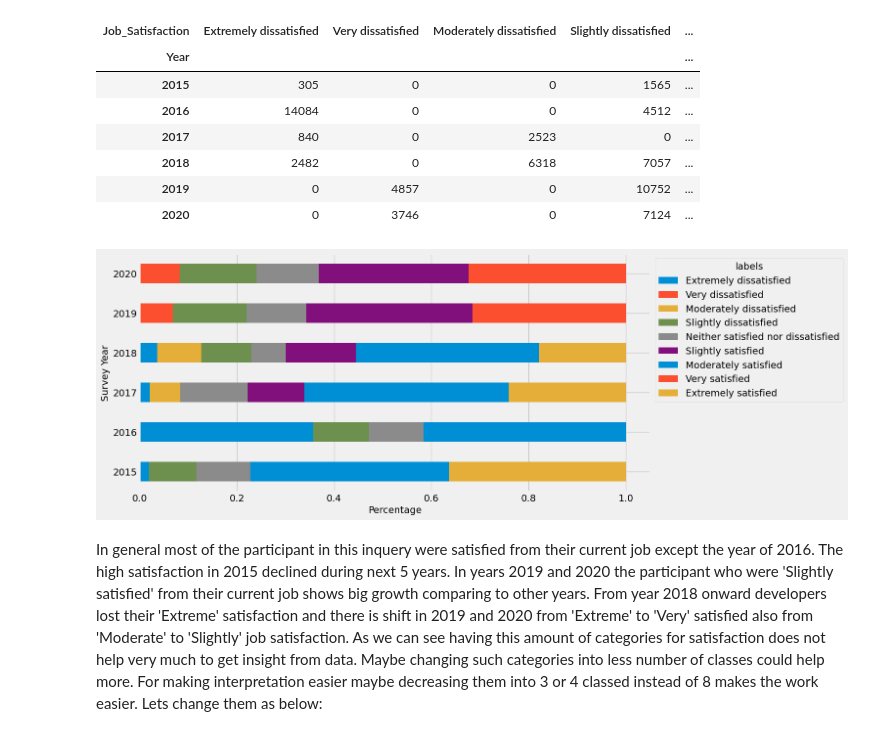
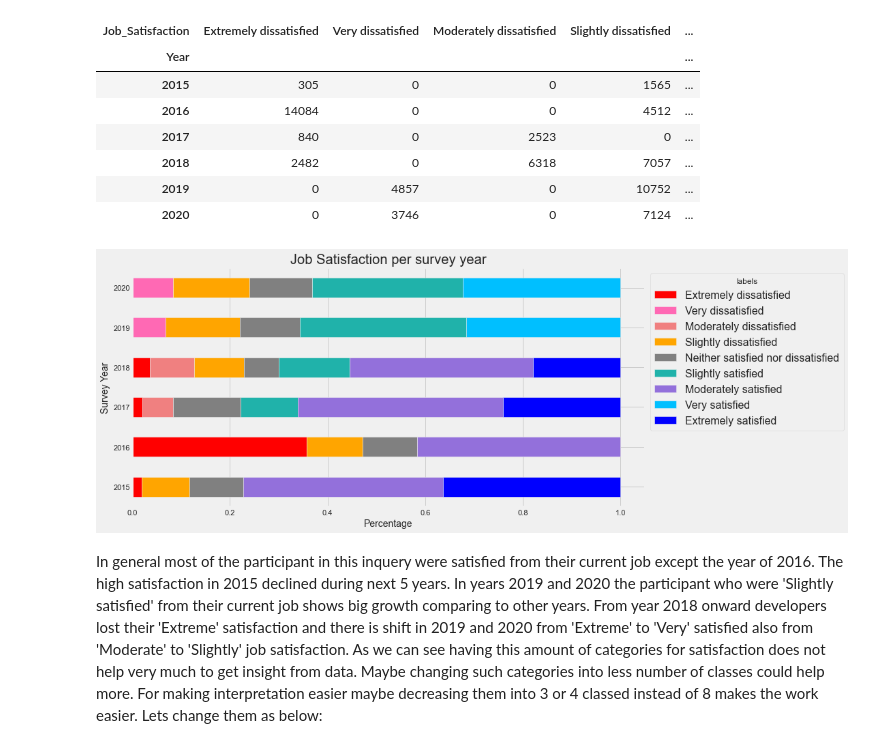
Before and after one commit to alirezakfz/project_stackoverflow, a Jupyter notebook: Data_Visualization.ipynb, the cells around one changed output. Saved outputs shown, nothing was run; the diff lists cells and outputs as text; code cells hidden in the pictures.

```diff
--- a/Data_Visualization.ipynb
+++ b/Data_Visualization.ipynb
@@ -30,0 +40,26 @@ df_all.head()
+# %%
+sns.set_theme(style="whitegrid")
+
+# Initialize the matplotlib figure
+f, ax = plt.subplots(figsize=(8, 6))
+
+
+sns.barplot(x="Percent", y="index", data=df_temp, label="Total", color="b",  palette="deep")
+
+#ax.legend(title='Demographic', loc='upper right', bbox_to_anchor=(1.0, 1),fontsize=14)
+#ax.set(ylabel="", xlabel="Percentage of total participants")
+#sns.despine(left=True, bottom=True)
+plt.rcParams['font.size'] = '16'
+
+plt.xticks(fontsize=12)
+plt.yticks(fontsize=14)
+plt.xlabel(xlabel="Percentage of total participants", size=16)
+plt.ylabel('')
+
+for p in ax.patches:
+    width = p.get_width()    # get bar length
+    ax.text(width + 1,       # set the text at 1 unit right of the bar
+            p.get_y() + p.get_height() / 2, # get Y coordinate + X coordinate / 2
+            '{:1.2f}%'.format(width), # set variable to display, 2 decimals
+            ha = 'left',   # horizontal alignment
+            va = 'center')  # vertical alignment
@@ -75,18 +112,21 @@ df_temp = df_temp.div(df_temp.sum(axis=1), axis=0)
 # %%
 # plt.style.use('Solarize_Light2')
 plt.style.use('fivethirtyeight')
 
+colors=['red','hotpink', 'lightcoral','orange', 'gray', 'lightseagreen', 'mediumpurple', 'deepskyblue','blue']
+
 #plt.tight_layout()
-ax = df_temp.plot(kind='barh', stacked=True, figsize=(12, 6))
+ax = df_temp.plot(kind='barh', stacked=True, figsize=(12, 6), color=colors)
 ax.set_ylabel('Survey Year',fontsize=14)
 ax.set_xlabel('Percentage',fontsize=14)
-plt.legend(title='labels', bbox_to_anchor=(1.0, 1), loc='upper left',fontsize=14)
+plt.title('Job Satisfaction per survey year')
+plt.legend(title='labels', bbox_to_anchor=(1.0, 1), loc='upper left',fontsize=16)
 plt.show()
 ax.figure.savefig('./figures/survey_all_years.png', bbox_inches = "tight")
 #fig = ax.get_figure()
 #fig.savefig('./figures/survey_all_years2.png')
 # %% [output]
-[figure, old version]
+[figure, new version]
 # %% [markdown]
 In general most of the participant in this inquery were satisfied from their current job except the year of 2016. The high satisfaction in 2015 declined during next 5 years. In years 2019 and 2020 the participant who were 'Slightly satisfied' from their current job shows big growth comparing to other years. From year 2018 onward developers lost their 'Extreme' satisfaction and there is shift in 2019 and 2020 from 'Extreme' to 'Very' satisfied also from 'Moderate' to 'Slightly' job satisfaction.
 As we can see having this amount of categories for satisfaction does not help very much to get insight from data. Maybe changing such categories into less number of classes could help more. For making interpretation easier maybe decreasing them into 3 or 4 classed instead of 8 makes the work easier. Lets change them as below:
```
Also changed, not shown: parts of 18 cells of this notebook, 11 other files.
